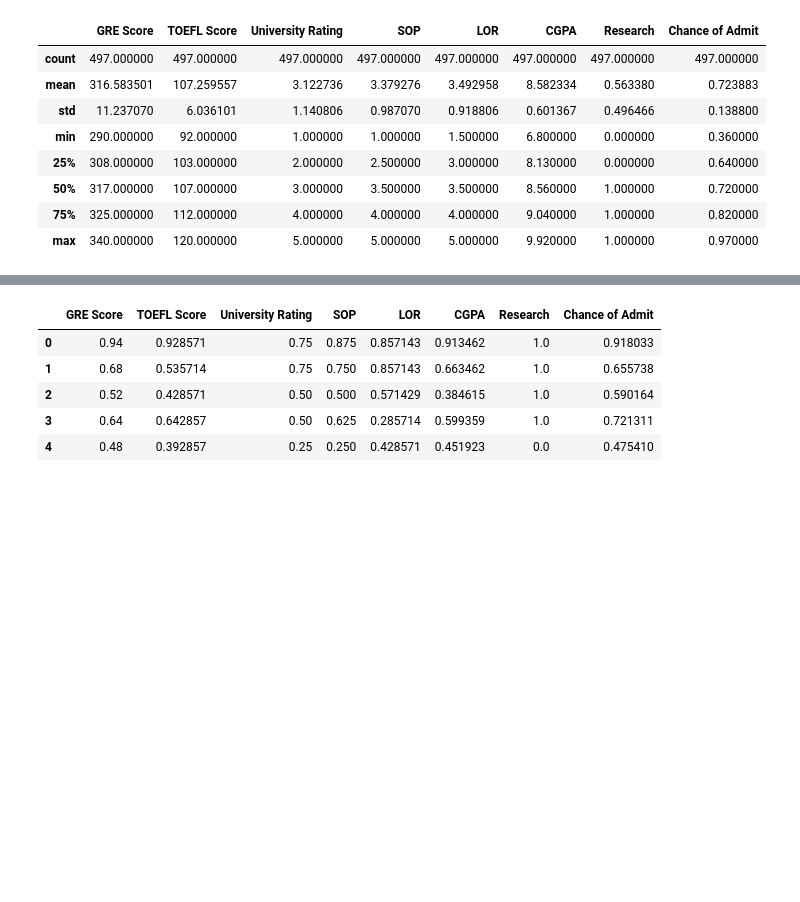
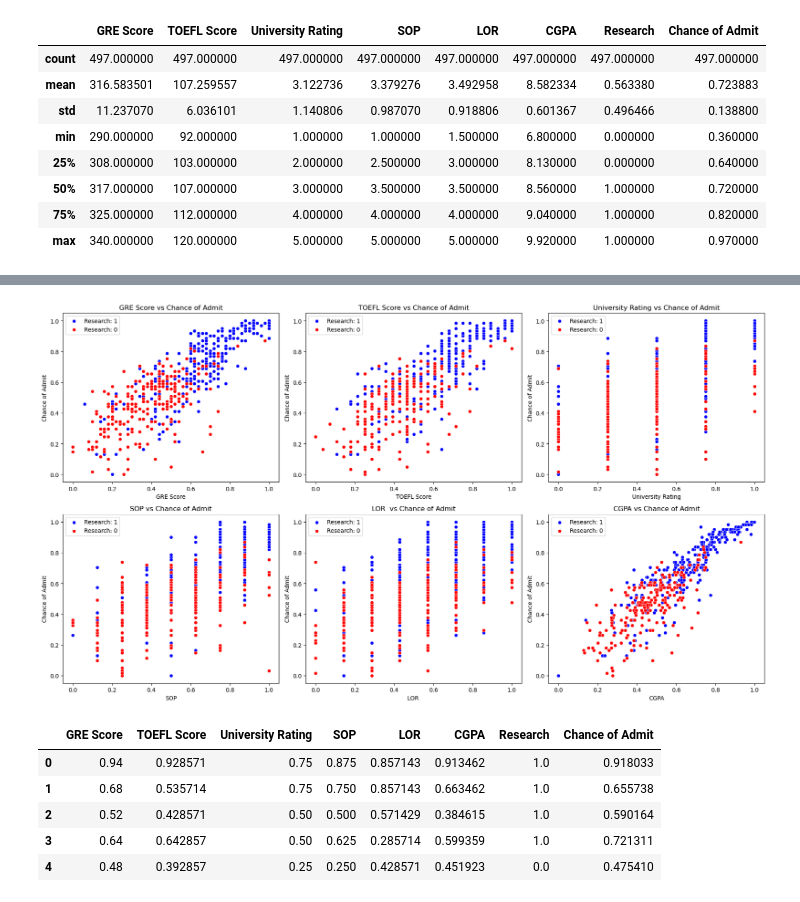
Before and after one commit to gR4tiG0/ML_Methods_lab1, a Jupyter notebook: sources/lab_graduate.ipynb, the cells around one changed output, grey strips where cells are left out. Cells and saved outputs as stored; diff of their text form; code cells hidden in the pictures; blank space fills up the shorter version.

```diff
--- a/sources/lab_graduate.ipynb
+++ b/sources/lab_graduate.ipynb
@@ -102,10 +102,3 @@ Index(['GRE Score', 'TOEFL Score', 'University Rating', 'SOP', 'LOR ', 'CGPA',
        'Research', 'Chance of Admit '],
       dtype='object')
 [figure]
-# %%
-plt.figure(figsize=(12, 8))
-for i, column in enumerate(df.columns, 1):
-    plt.subplot(3, 3, i)  # 2 rows, 3 columns, index i
-    sns.boxplot(y=df[column])
-    plt.title(f'Box plot of {column}')
-plt.tight_layout()
@@ -127,6 +123,31 @@ df.describe()
 # %%
 # df = df.drop(['Research'], axis=1)
 # df.head()
+columns = df.columns
+chance_column = 'Chance of Admit '
+research_column = 'Research'
+
+# Create subplots
+fig, axes = plt.subplots(nrows=2, ncols=3, figsize=(18, 10))
+
+# Flatten the axes array for easy iteration
+axes = axes.flatten()
+
+# Iterate over the columns and create scatter plots
+for i, col in enumerate(columns[:-2]):
+    # Plot points where research = 1 as blue and research = 0 as red
+    sns.scatterplot(data=df[df[research_column] == 1], x=col, y=chance_column, ax=axes[i], label='Research: 1', color='blue')
+    sns.scatterplot(data=df[df[research_column] == 0], x=col, y=chance_column, ax=axes[i], label='Research: 0', color='red')
+
+    # Set titles and labels
+    axes[i].set_title(f'{col} vs Chance of Admit')
+    axes[i].set_xlabel(col)
+    axes[i].set_ylabel('Chance of Admit')
+
+# Adjust layout
+plt.tight_layout()
+# %% [output]
+[figure, added]
 # %%
 # Do the scaling
 scaler = MinMaxScaler()
```
Also changed, not shown: parts of 2 cells of this notebook.
